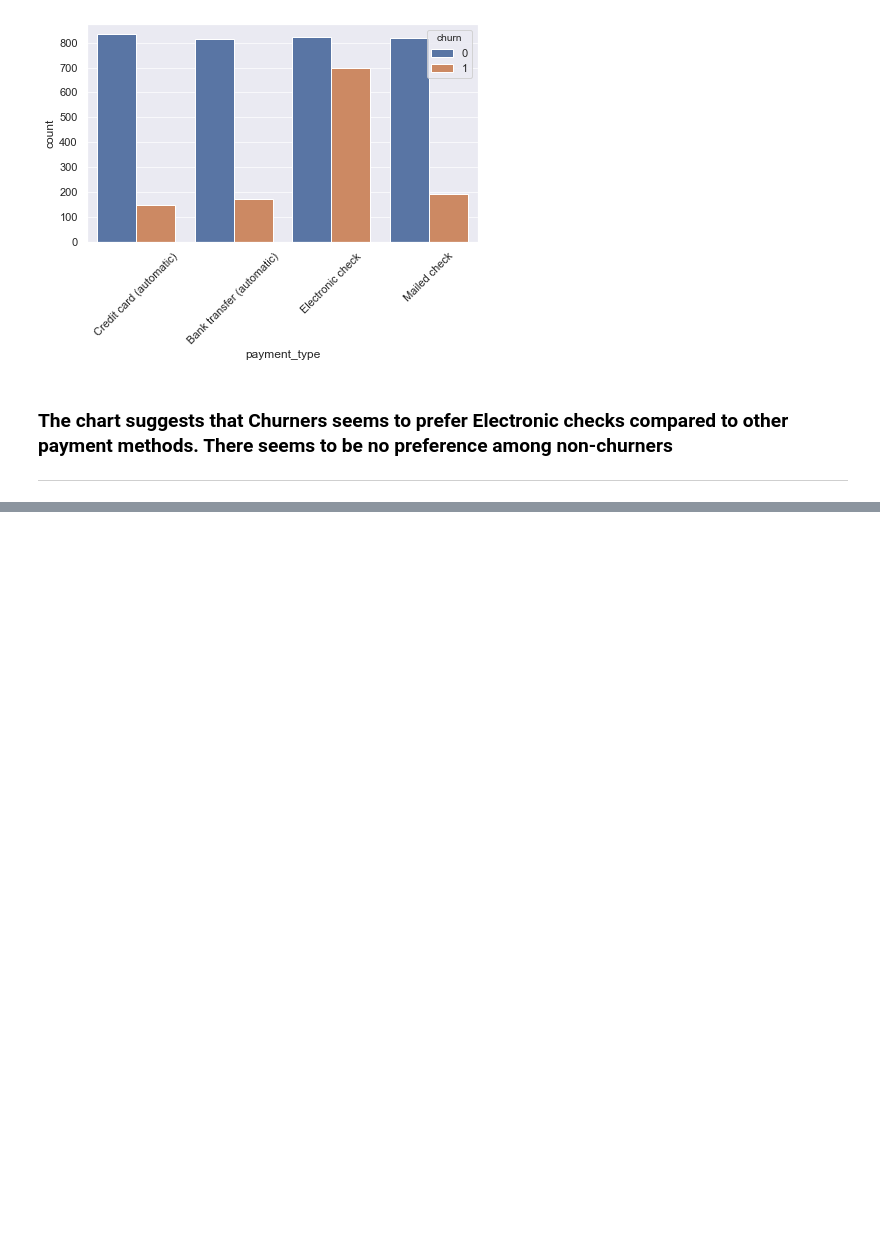
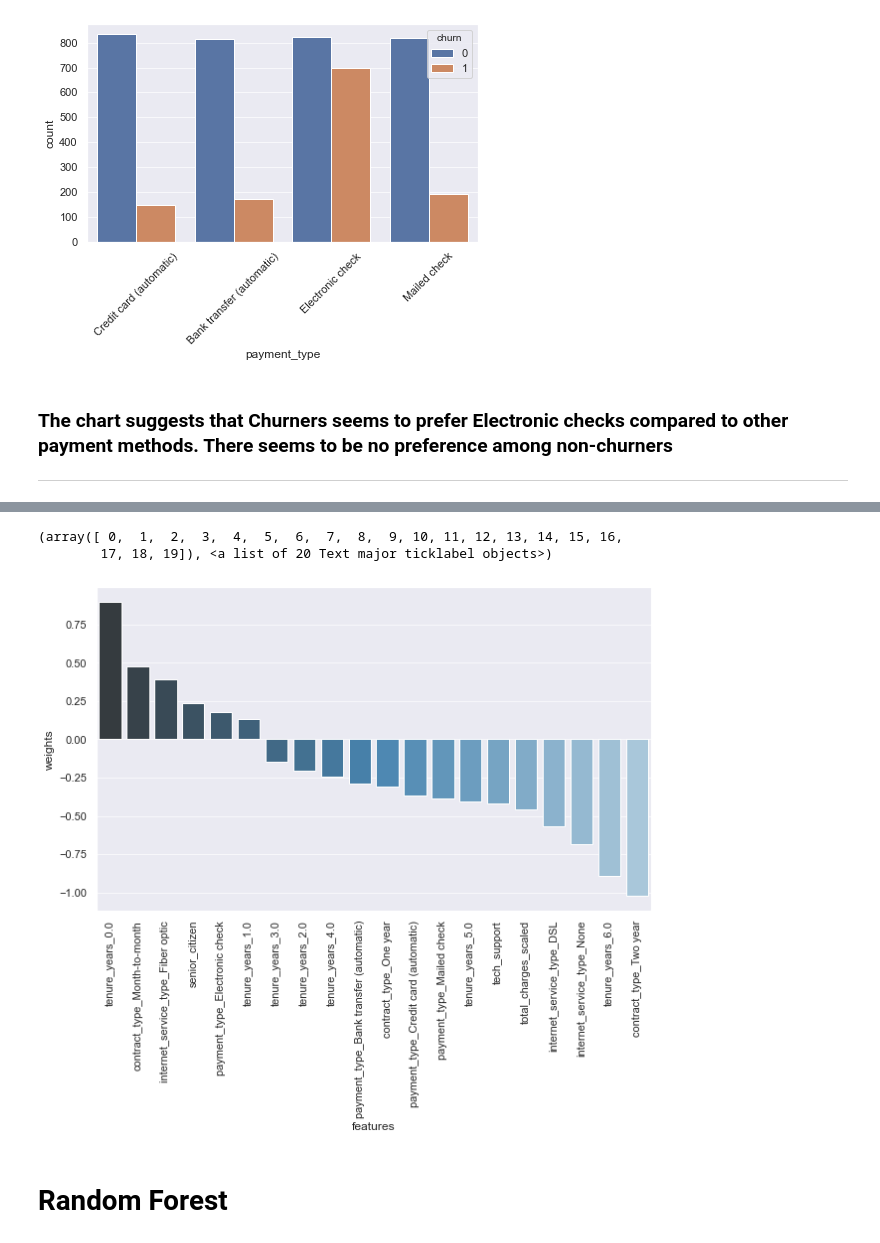
Before and after one commit to ravinder79/Telco_Churn, a Jupyter notebook: Telco_Churn_Final.ipynb, the cells around one changed output, grey strips where cells are left out. Drawn from its saved outputs; the diff is of its cells as text; code cells hidden in the pictures; blank space fills up the shorter version.

```diff
--- a/Telco_Churn_Final.ipynb
+++ b/Telco_Churn_Final.ipynb
@@ -381,0 +494,8 @@ plt.xticks(rotation=45)
+# %%
+#Next we look at weight of different variables from the logit model
+weights = pd.Series(logit.coef_[0],
+index=X_train_scaled.columns.values)
+features = pd.DataFrame(weights.sort_values(ascending = False)).reset_index()
+features.columns = ['features', 'weights']
+#features.to_csv('features.csv')
+features
@@ -381,0 +520,11 @@ plt.xticks(rotation=45)
+# %%
+plt.figure(figsize = (10,6))
+sns.barplot(x = 'features', y = 'weights', data = features, palette=("Blues_d"))
+sns.set()
+plt.xticks(rotation=90)
+# %% [output]
+(array([ 0,  1,  2,  3,  4,  5,  6,  7,  8,  9, 10, 11, 12, 13, 14, 15, 16,
+        17, 18, 19]), <a list of 20 Text major ticklabel objects>)
+[figure, added]
+# %% [markdown]
+# Random Forest
```
Also changed, not shown: parts of 39 cells of this notebook.
